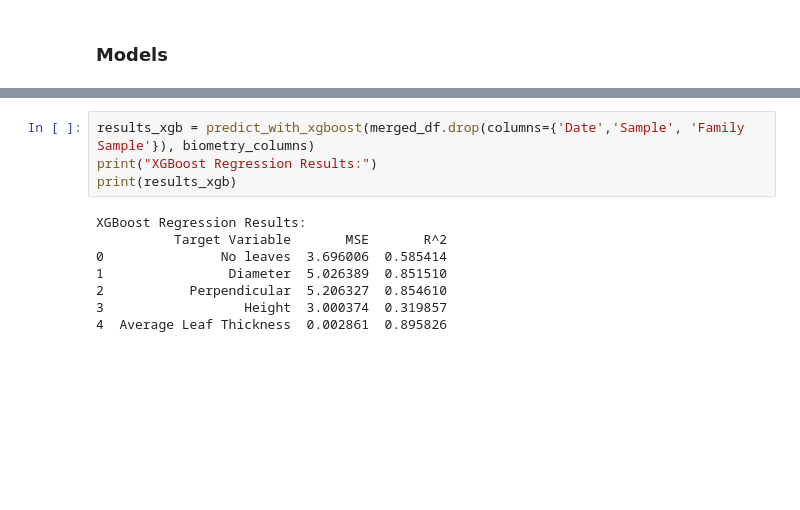
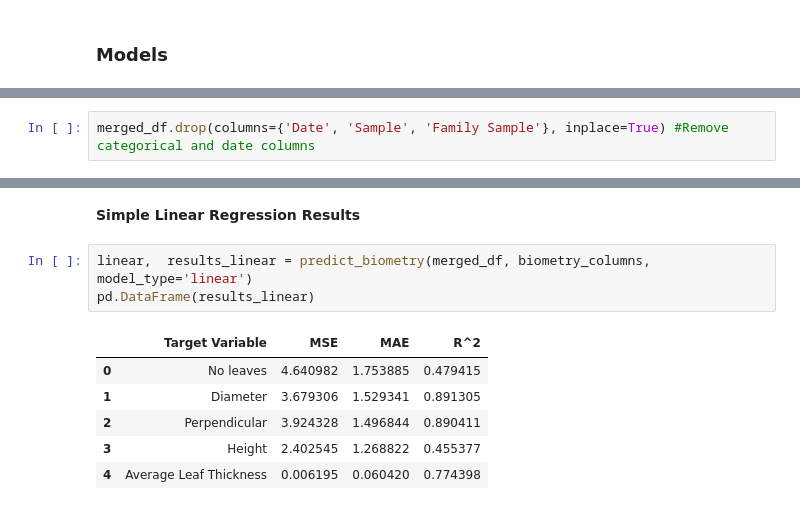
Before and after one commit to rodribro/TimeSeries, a Jupyter notebook: main_notebook.ipynb, the cells around one changed output, grey strips where cells are left out. Drawn from its saved outputs; the diff is of its cells as text; blank space fills up the shorter version.

```diff
--- a/main_notebook.ipynb
+++ b/main_notebook.ipynb
@@ -589 +547,3 @@ def predict_all_biometry_variables(df, biometry_columns):
+# %%
+merged_df.drop(columns={'Date', 'Sample', 'Family Sample'}, inplace=True) #Remove categorical and date columns
 # %%
@@ -701,12 +551,12 @@ def predict_with_xgboost(df, biometry_columns):
-# %%
-results_xgb = predict_with_xgboost(merged_df.drop(columns={'Date','Sample', 'Family Sample'}), biometry_columns)
-print("XGBoost Regression Results:")
-print(results_xgb)
-# %% [output]
-XGBoost Regression Results:
-          Target Variable       MSE       R^2
-0               No leaves  3.696006  0.585414
-1                Diameter  5.026389  0.851510
-2           Perpendicular  5.206327  0.854610
-3                  Height  3.000374  0.319857
-4  Average Leaf Thickness  0.002861  0.895826
+# %% [markdown]
+<b> Simple Linear Regression Results </b>
+# %%
+linear,  results_linear = predict_biometry(merged_df, biometry_columns, model_type='linear')
+pd.DataFrame(results_linear)
+# %% [output]
+|  | Target Variable | MSE | MAE | R^2 |
+| 0 | No leaves | 4.640982 | 1.753885 | 0.479415 |
+| 1 | Diameter | 3.679306 | 1.529341 | 0.891305 |
+| 2 | Perpendicular | 3.924328 | 1.496844 | 0.890411 |
+| 3 | Height | 2.402545 | 1.268822 | 0.455377 |
+| 4 | Average Leaf Thickness | 0.006195 | 0.060420 | 0.774398 |
```
Also changed, not shown: parts of 20 cells of this notebook.
